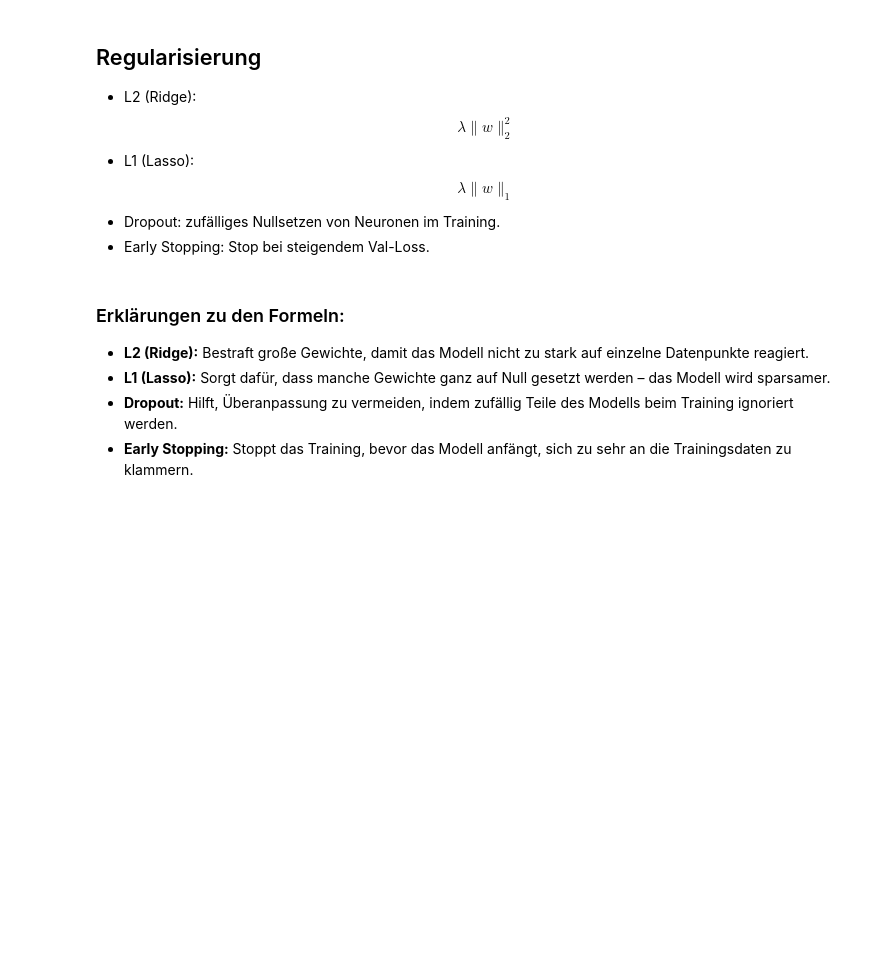
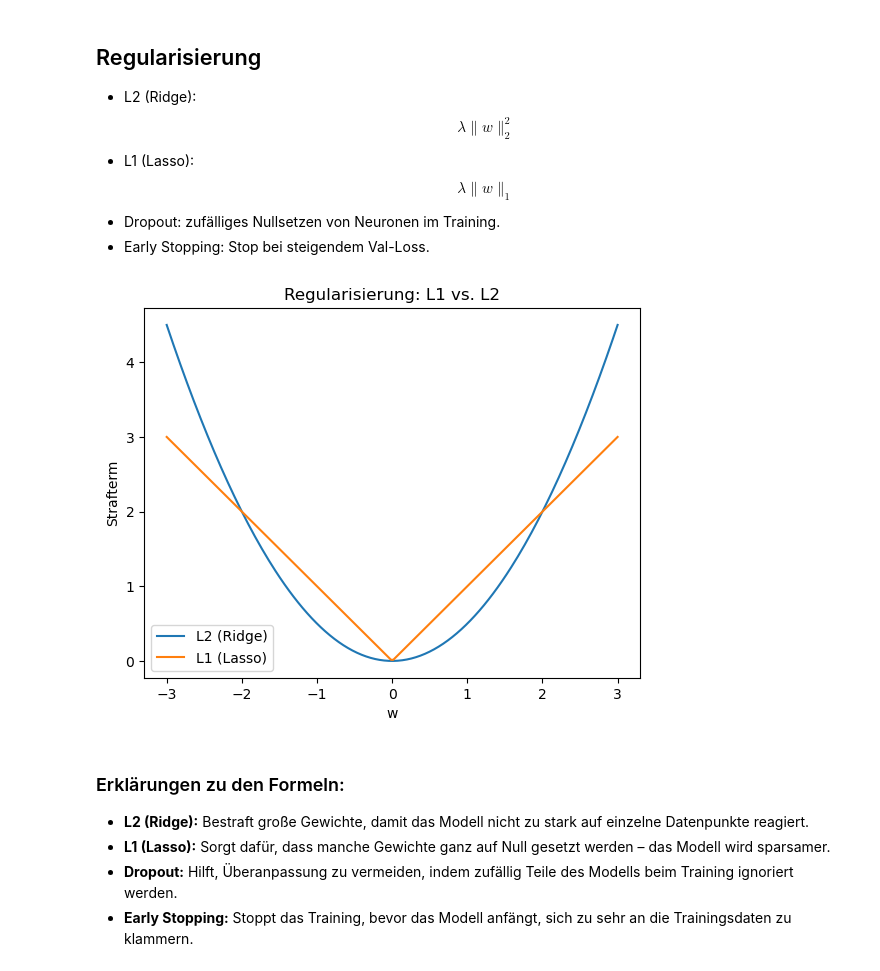
Before and after one commit to lukasp1209/Amalea, a Jupyter notebook: ML_DL_Mathematik.ipynb, the cells around one changed output. Cells and saved outputs as stored; diff of their text form; code cells hidden in the pictures; blank space fills up the shorter version.

```diff
--- a/ML_DL_Mathematik.ipynb
+++ b/ML_DL_Mathematik.ipynb
@@ -88,6 +129,22 @@ Gradient: $$\nabla_w \mathcal{L} = \frac{1}{N} X^\top (\hat y - y)$$
 - L1 (Lasso): $$\lambda \|w\|_1$$
 - Dropout: zufälliges Nullsetzen von Neuronen im Training.
 - Early Stopping: Stop bei steigendem Val-Loss.
+# %%
+# Demo: Regularisierungseffekt (Ridge vs. Lasso)
+import numpy as np
+import matplotlib.pyplot as plt
+w = np.linspace(-3, 3, 200)
+l2 = 0.5 * w**2
+l1 = np.abs(w)
+plt.plot(w, l2, label="L2 (Ridge)")
+plt.plot(w, l1, label="L1 (Lasso)")
+plt.xlabel("w")
+plt.ylabel("Strafterm")
+plt.title("Regularisierung: L1 vs. L2")
+plt.legend()
+plt.show()
+# %% [output]
+[figure, added]
 # %% [markdown]
 ### Erklärungen zu den Formeln:
 
```
Also changed, not shown: parts of 6 cells of this notebook.
